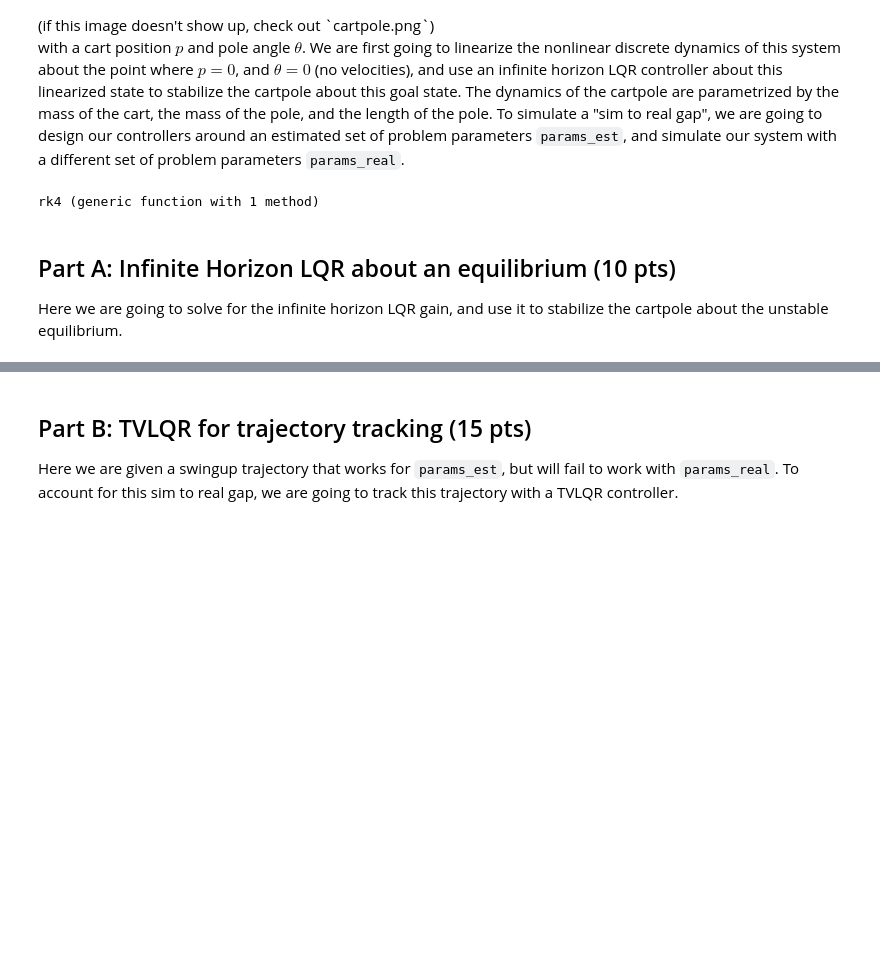
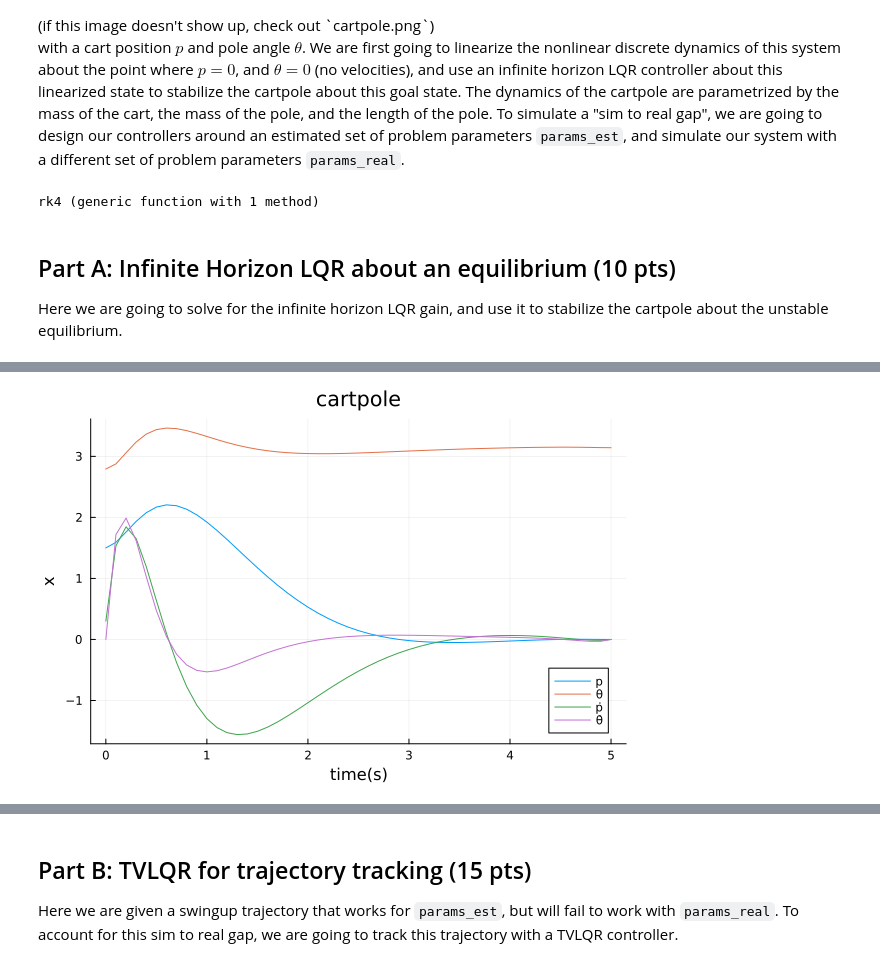
Before and after one commit to justinberi/HW2_S23, a Jupyter notebook: Q2.ipynb, the cells around one changed output, grey strips where cells are left out. Saved outputs shown, nothing was run; the diff lists cells and outputs as text; code cells hidden in the pictures; blank space fills up the shorter version.

Commit message:
Add JuMP solution for cartpole

```diff
--- a/Q2.ipynb
+++ b/Q2.ipynb
@@ -66,7 +76,7 @@ into a `params::NamedTuple`. We are going to design the
 controller for a estimated `params_est`, and simulate with
 `params_real`.
 """
-function dynamics(params::NamedTuple, x::Vector, u)
+function dynamics(params::NamedTuple, x, u)
     # cartpole ODE, parametrized by params.
 
     # cartpole physical parameters
@@ -89,7 +99,7 @@ function dynamics(params::NamedTuple, x::Vector, u)
 
 end
 
-function rk4(params::NamedTuple, x::Vector,u,dt::Float64)
+function rk4(params::NamedTuple, x, u, dt::Float64)
     # vanilla RK4
     k1 = dt*dynamics(params, x, u)
     k2 = dt*dynamics(params, x + k1/2, u)
@@ -208,0 +219,90 @@ Test.DefaultTestSet("LQR about eq", Any[], 3, false, false, true, 1.695689371759
+# %%
+using JuMP
+using Ipopt
+
+# states and control sizes
+nx = 4
+nu = 1
+
+# desired x and g (linearize about these)
+xgoal = [0, pi, 0, 0]
+ugoal = [0]
+
+# initial condition (slightly off of our linearization point)
+x0 = [0, pi, 0, 0] + [1.5, deg2rad(-20), .3, 0]
+
+# simulation size
+dt = 0.1
+tf = 5.0
+t_vec = 0:dt:tf
+N = length(t_vec)
+X = [zeros(nx) for i = 1:N]
+X[1] = x0
+Q = diagm([1,1,.05,.1])
+Qf = 1*Q
+R = 0.1*diagm(ones(nu))
+params = (mc = 1.0, mp = 0.2, l = 0.5)
+
+# Feasible rollout
+U0 = repeat([0.1],1,N)
+X0 = repeat(x0,1,N)
+# Didn't work as well
+# for k=1:N-1
+#     X0[:,k+1] = rk4(params, X0[:,k], U0[:,k], dt)
+# end
+
+# Setup the problem
+model = JuMP.Model(Ipopt.Optimizer)
+JuMP.@variable(model, X[i=1:nx, j=1:N], start = X0[i,j])
+JuMP.@variable(model, U[i=1:nu, j=1:N], start = U0[i,j])
+
+# # Initial guess
+# for k=1:N
+#     for i=1:nx
+#         JuMP.set_start_value(X[i,k], x0[i])
+#     end
+# end
+
+# Create the nonlinear operators
+# Note issue with performance, but I believe this would be purely in precompilation?
+rk4_z(z) = rk4(params, z[1:nx], z[nx+1:nx+nu], dt)
+
+JuMP.@operator(model, op_f1, nx+nu, (x...) -> rk4_z(collect(x))[1])
+JuMP.@operator(model, op_f2, nx+nu, (x...) -> rk4_z(collect(x))[2])
+JuMP.@operator(model, op_f3, nx+nu, (x...) -> rk4_z(collect(x))[3])
+JuMP.@operator(model, op_f4, nx+nu, (x...) -> rk4_z(collect(x))[4])
+for k=1:N-1 # This is much faster
+    JuMP.@constraint(model, X[1,k+1] == op_f1([X[:,k]; U[:,k]]...))
+    JuMP.@constraint(model, X[2,k+1] == op_f2([X[:,k]; U[:,k]]...))
+    JuMP.@constraint(model, X[3,k+1] == op_f3([X[:,k]; U[:,k]]...))
+    JuMP.@constraint(model, X[4,k+1] == op_f4([X[:,k]; U[:,k]]...))
+end
+
+
+# Initial constraint
+JuMP.@constraint(model, X[:,1] .== x0)
+
+# Goal constraint
+JuMP.@constraint(model, X[:,N] .== xgoal)
+JuMP.@constraint(model, U[:,N] .== ugoal)
+
+# Cost constraint
+# JuMP.@objective(model, Min, k=1:N-1, X[:,k]' * Q * X[:,k] + U[:,k]' * R * U[:,k])
+JuMP.@objective(model, Min, begin
+        sum(X[:,k]' * Q * X[:,k] for k in 1:N-1) + sum(U[:,k]' * R * U[:,k] for k in 1:N-1)
+    end)
+
+JuMP.optimize!(model)
+@assert JuMP.termination_status(model) == JuMP.OPTIMAL || JuMP.termination_status(model) == JuMP.LOCALLY_SOLVED
+
+Xm = JuMP.value.(X)
+Xm = [Xm[:,k] for k in 1:N]
+
+Xm = hcat(Xm...)
+display(plot(t_vec,Xm',title = "cartpole",
+             xlabel = "time(s)", ylabel = "x",
+             label = ["p" "θ" "ṗ" "θ̇"]))
+
+# animation stuff
+display(animate_cartpole(X, dt))
+# %% [output]
@@ -208,0 +326 @@ Test.DefaultTestSet("LQR about eq", Any[], 3, false, false, true, 1.695689371759
+[figure, added]
```
Also changed, not shown: parts of 4 cells of this notebook, 1 other file.
